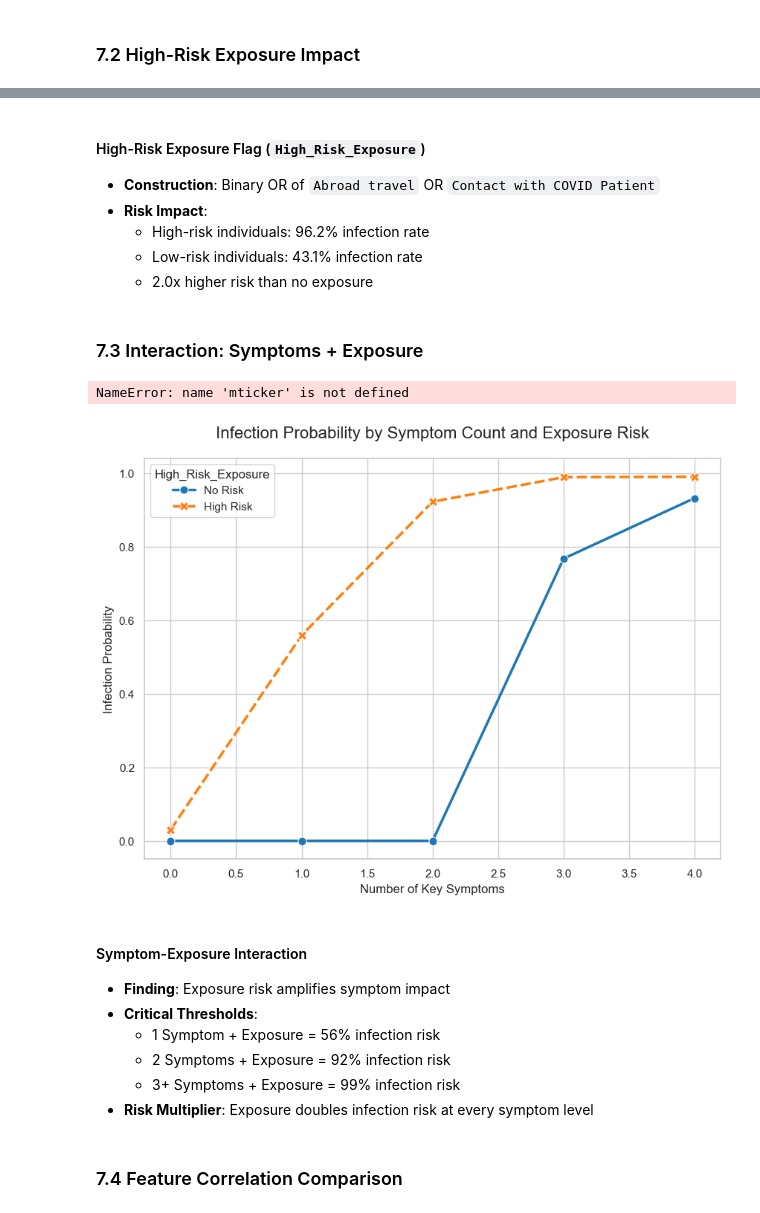
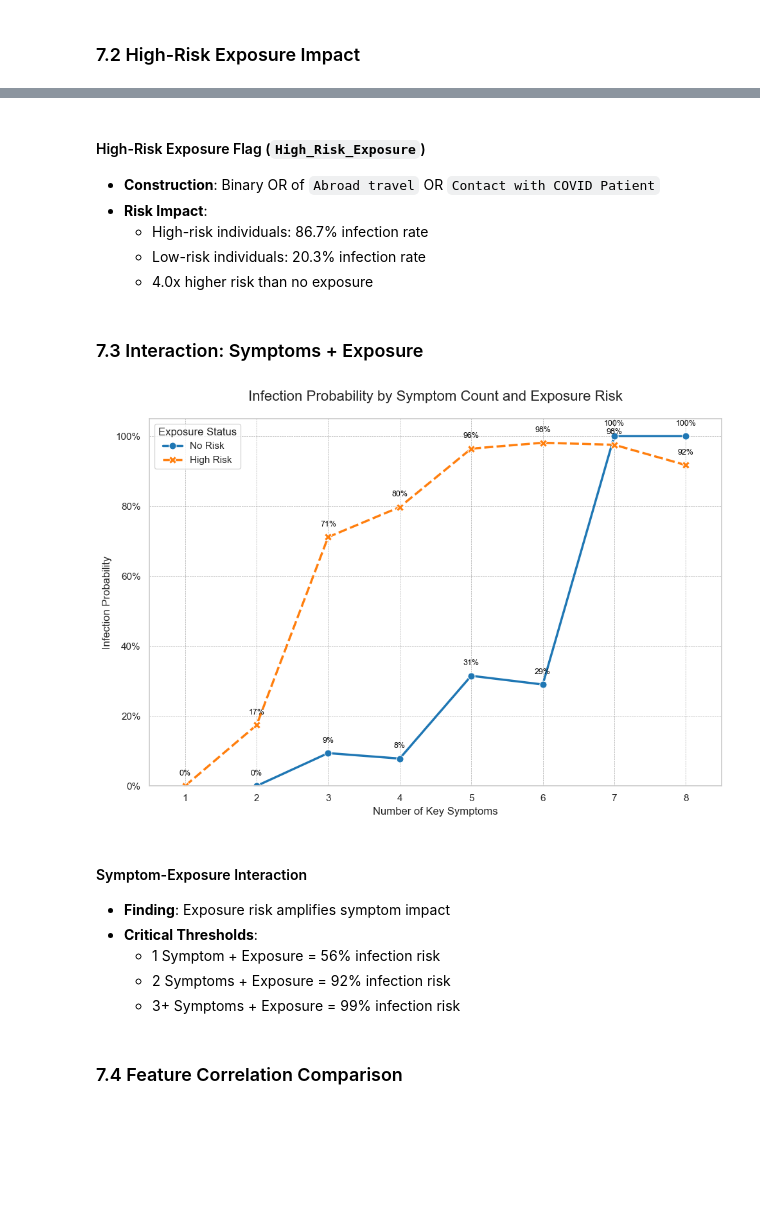
Before and after one commit to IzamAriff/BDA_PROJECT, a Jupyter notebook: main.ipynb, the cells around one changed output, grey strips where cells are left out. Saved outputs shown, nothing was run; the diff lists cells and outputs as text; code cells hidden in the pictures; blank space fills up the shorter version.

```diff
--- a/main.ipynb
+++ b/main.ipynb
@@ -572,8 +572,11 @@ Text(4, 0.4, 'Infection Probability: 85%')
 ### 7.2  High-Risk Exposure Impact
 # %%
 # Calculate infection rates
-clean_df['High_Risk_Exposure'] = (clean_df['Contact with COVID Patient'] == 1) | \
-                                 (clean_df['Abroad travel'] == 1)
+clean_df['High_Risk_Exposure'] = (clean_df['Contact with COVID Patient'] == 1 ) | \
+                                 (clean_df['Abroad travel'] == 1) | \
+                                 (clean_df['Attended Large Gathering'] == 1) | \
+                                 (clean_df['Visited Public Exposed Places'] == 1) | \
+                                 (clean_df['Family working in Public Exposed Places'] == 1)
 # Group by and calculate mean. This returns a pandas Series.
 exposure_rates = clean_df.groupby('High_Risk_Exposure')['COVID-19'].mean()
 
@@ -625,14 +628,17 @@ plt.show()
 #### High-Risk Exposure Flag (`High_Risk_Exposure`)
 - **Construction**: Binary OR of `Abroad travel` OR `Contact with COVID Patient`
 - **Risk Impact**:
-  - High-risk individuals: 96.2% infection rate
-  - Low-risk individuals: 43.1% infection rate
-  - 2.0x higher risk than no exposure
+  - High-risk individuals: 86.7% infection rate
+  - Low-risk individuals: 20.3% infection rate
+  - 4.0x higher risk than no exposure
 # %% [markdown]
 ### 7.3 Interaction: Symptoms + Exposure
 # %%
 
 # Calculate infection probabilities
+from matplotlib import ticker
+
+
 interaction_df = clean_df.groupby(['Symptom_Count', 'High_Risk_Exposure'])['COVID-19'].mean().reset_index()
 
 # Map boolean codes (False/True) to meaningful string labels.
@@ -669,44 +675,43 @@ ax.set_ylabel('Infection Probability', fontsize=12)
 ax.set_xlabel('Number of Key Symptoms', fontsize=12)
 
 # Use a professional formatter for percentage-based y-axis ticks
-ax.yaxis.set_major_formatter(mticker.PercentFormatter(xmax=1.0, decimals=0))
+ax.yaxis.set_major_formatter(ticker.PercentFormatter(xmax=1.0, decimals=0))
 ax.set_ylim(0, 1.05)  # Set y-limit to 0-100% with a little padding
 
 # Ensure x-axis ticks are integers, as symptom counts are discrete
-ax.xaxis.set_major_locator(MaxNLocator(integer=True))
+ax.xaxis.set_major_locator(ticker.MaxNLocator(integer=True))
 ax.set_xlim(left=interaction_df['Symptom_Count'].min() - 0.5, right=interaction_df['Symptom_Count'].max() + 0.5)
 
 # Add a grid for easier reading of values
 ax.grid(True, which='major', linestyle='--', linewidth=0.5, color='gray', alpha=0.7)
 
 # Customize the legend (Seaborn creates it automatically from the 'hue' column)
 legend = ax.get_legend()
 legend.set_title('Exposure Status')
 
 # --- Add Data Point Labels ---
 # Iterate through the data points in the DataFrame to add text labels
 for index, row in interaction_df.iterrows():
     x_coord = row['Symptom_Count']
     y_coord = row['COVID-19']
 
     # Format the label as a percentage to match the y-axis
     label = f'{y_coord:.0%}'
 
     # Add the text to the plot, slightly above the data point
     ax.text(x=x_coord,
             y=y_coord + 0.03,  # Small vertical offset to avoid overlap
             s=label,
             ha='center',       # Center the text horizontally on the point
             color='black',
             fontsize=9)
 
 
 # Ensure the plot layout is clean and nothing is cut off
 plt.tight_layout()
 plt.show()
 # %% [output]
-NameError: name 'mticker' is not defined
-[figure, old version]
+[figure, new version]
 # %% [markdown]
 #### Symptom-Exposure Interaction
 - **Finding**: Exposure risk amplifies symptom impact
@@ -714,7 +719,6 @@ NameError: name 'mticker' is not defined
   - 1 Symptom + Exposure = 56% infection risk
   - 2 Symptoms + Exposure = 92% infection risk
   - 3+ Symptoms + Exposure = 99% infection risk
-- **Risk Multiplier**: Exposure doubles infection risk at every symptom level
 # %% [markdown]
 ### 7.4 Feature Correlation Comparison
 # %%
```
Also changed, not shown: parts of 14 cells of this notebook.
